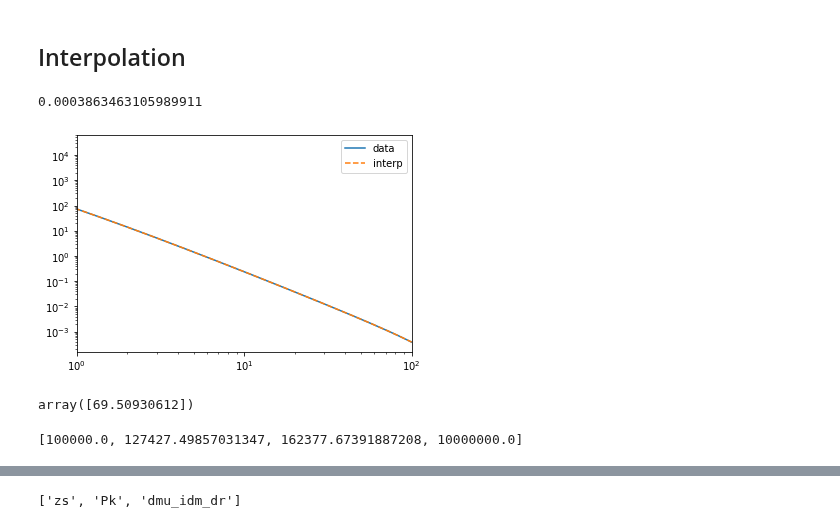
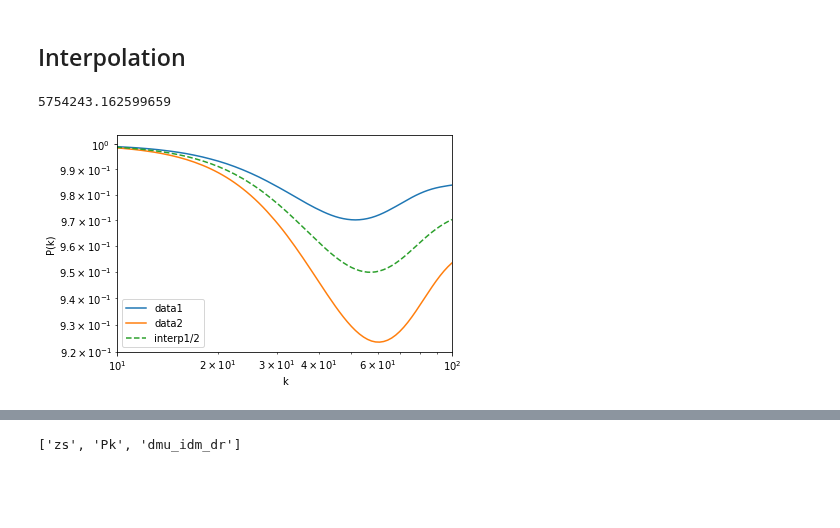
Before and after one commit to NolanSmyth/class_recoupling, a Jupyter notebook: plotPk.ipynb, the cells around one changed output, grey strips where cells are left out. Drawn from its saved outputs; the diff is of its cells as text; code cells hidden in the pictures; blank space fills up the shorter version.

Commit message:
Added some plotting to interpolation and dmu

```diff
--- a/plotPk.ipynb
+++ b/plotPk.ipynb
@@ -42,6 +37,7 @@ A_recs_unique = np.unique(A_recs)
 pk_dat = np.zeros((len(T_recs_unique), len(A_recs_unique), len(kk)))
 # %%
 #populate pk grid such that pk is a function of T_rec and A_rec
+pk_dat = np.zeros((len(T_recs_unique), len(A_recs_unique), len(kk)))
 for i, T in enumerate(T_recs_unique):
     for j, A in enumerate(A_recs_unique):
         pk_dat[i, j, :] = pks[T_A_recs.index((T, A))]
@@ -73,4 +57,0 @@ pks_interp = RegularGridInterpolator((T_recs_unique, A_recs_unique, kk), pk_dat)
-# %%
-pk_dat[0,0,-1]
-# %% [output]
-0.0003863463105989911
@@ -77,10 +60,20 @@ pk_dat[0,0,-1]
+# %%
+(T_recs_unique[25]+T_recs_unique[26])/2
+# %% [output]
+5754243.162599659
 # %%
-plt.plot(kk, pk_dat[0,0,:], label='data')
-plt.plot(kk, pks_interp((T_recs_unique[0], A_recs_unique[0], kk)),'--', label='interp')
+idx = 20
+plt.plot(kk, pk_dat[idx,idx,:]/pk_dat[0,0,:], label='data1')
+plt.plot(kk, pk_dat[idx+1,idx+1,:]/pk_dat[0,0,:], label='data2')
+plt.plot(kk, pks_interp(((T_recs_unique[idx]+T_recs_unique[idx+1])/2, (A_recs_unique[idx]+A_recs_unique[idx+1])/2, kk))/pk_dat[0,0,:],'--', label='interp1/2')
+# plt.plot(kk, pks_interp((T_recs_unique[0], A_recs_unique[0], kk)),'--', label='interp2')
 plt.xscale('log')
 plt.yscale('log')
-plt.xlim(1e0,1e2)
+plt.xlim(1e1,1e2)
+# plt.ylim(1e-7,1e0)
+plt.xlabel('k')
+plt.ylabel('P(k)')
 plt.legend()
 plt.show()
 # %% [output]
-[figure, old version]
+[figure, new version]
@@ -89,8 +79,0 @@ my_interpolating_function = RegularGridInterpolator((x, y, z), data)
-# %%
-my_interpolating_function(np.array([[2, 4.5, 7.5]]))
-# %% [output]
-array([69.50930612])
-# %%
-T_recs
-# %% [output]
-[100000.0, 127427.49857031347, 162377.67391887208, 10000000.0]
```
Also changed, not shown: parts of 13 cells of this notebook.
